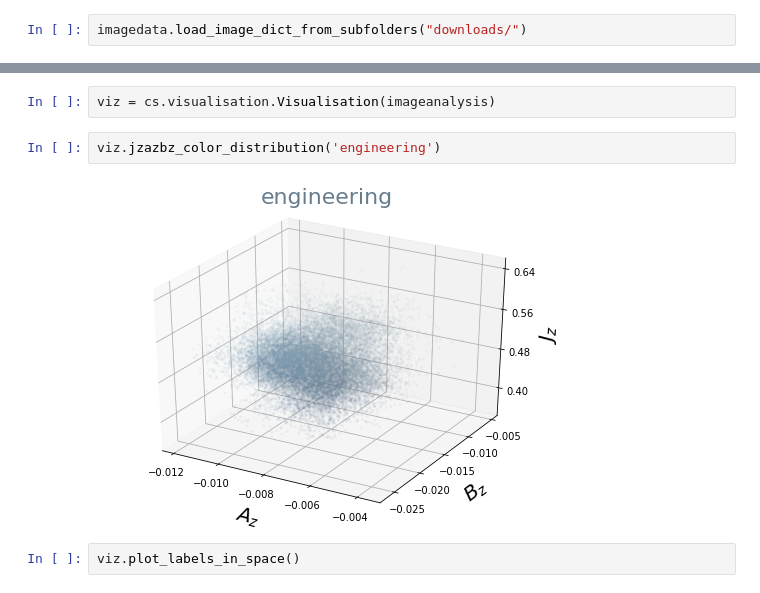
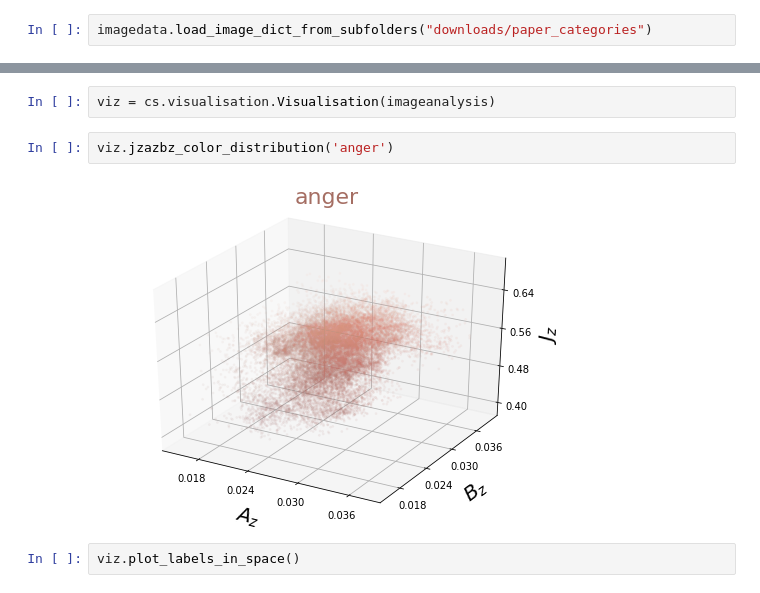
Before and after one commit to comp-syn/comp-syn, a Jupyter notebook: notebooks/compsyn_package_pipeline.ipynb, the cells around one changed output, grey strips where cells are left out. Cells and saved outputs as stored; diff of their text form.

```diff
--- a/notebooks/compsyn_package_pipeline.ipynb
+++ b/notebooks/compsyn_package_pipeline.ipynb
@@ -22,5 +22,5 @@ Comp-syn uses image data to create its vectors and analysis. It has a built in f
 # %%
 imagedata = cs.datahelper.ImageData()
 # %%
-imagedata.load_image_dict_from_subfolders("downloads/")
+imagedata.load_image_dict_from_subfolders("downloads/paper_categories")
 # %% [output]
@@ -106,9 +106,9 @@ The above 3 methods set-up what we need for the visualisations.
 # %%
 viz = cs.visualisation.Visualisation(imageanalysis)
 # %%
-viz.jzazbz_color_distribution('engineering')
+viz.jzazbz_color_distribution('anger')
 # %% [output]
-[figure, old version]
+[figure, new version]
 # %%
 viz.plot_labels_in_space()
 # %% [output]
```
Also changed, not shown: parts of 6 cells of this notebook, 2 other files.
